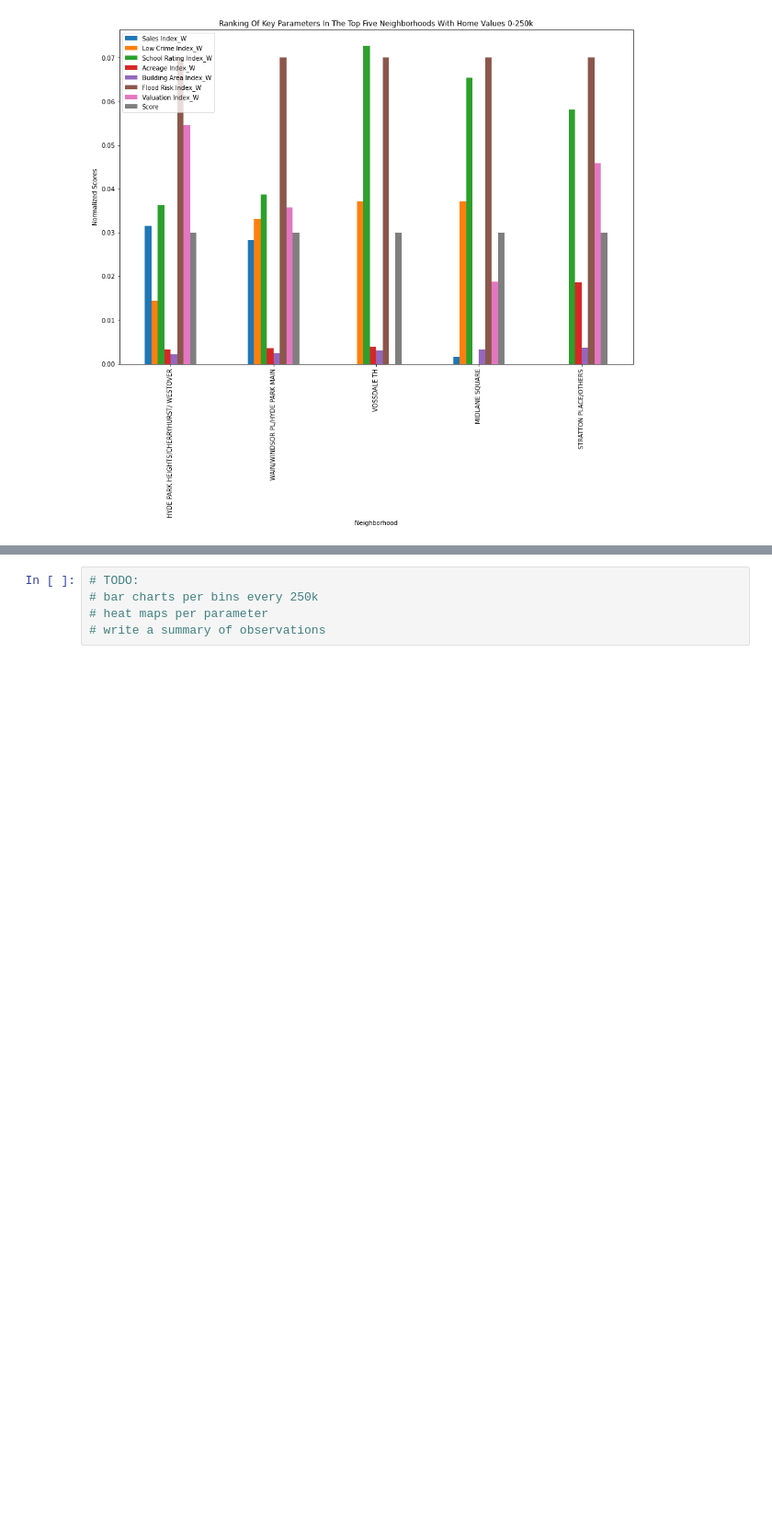
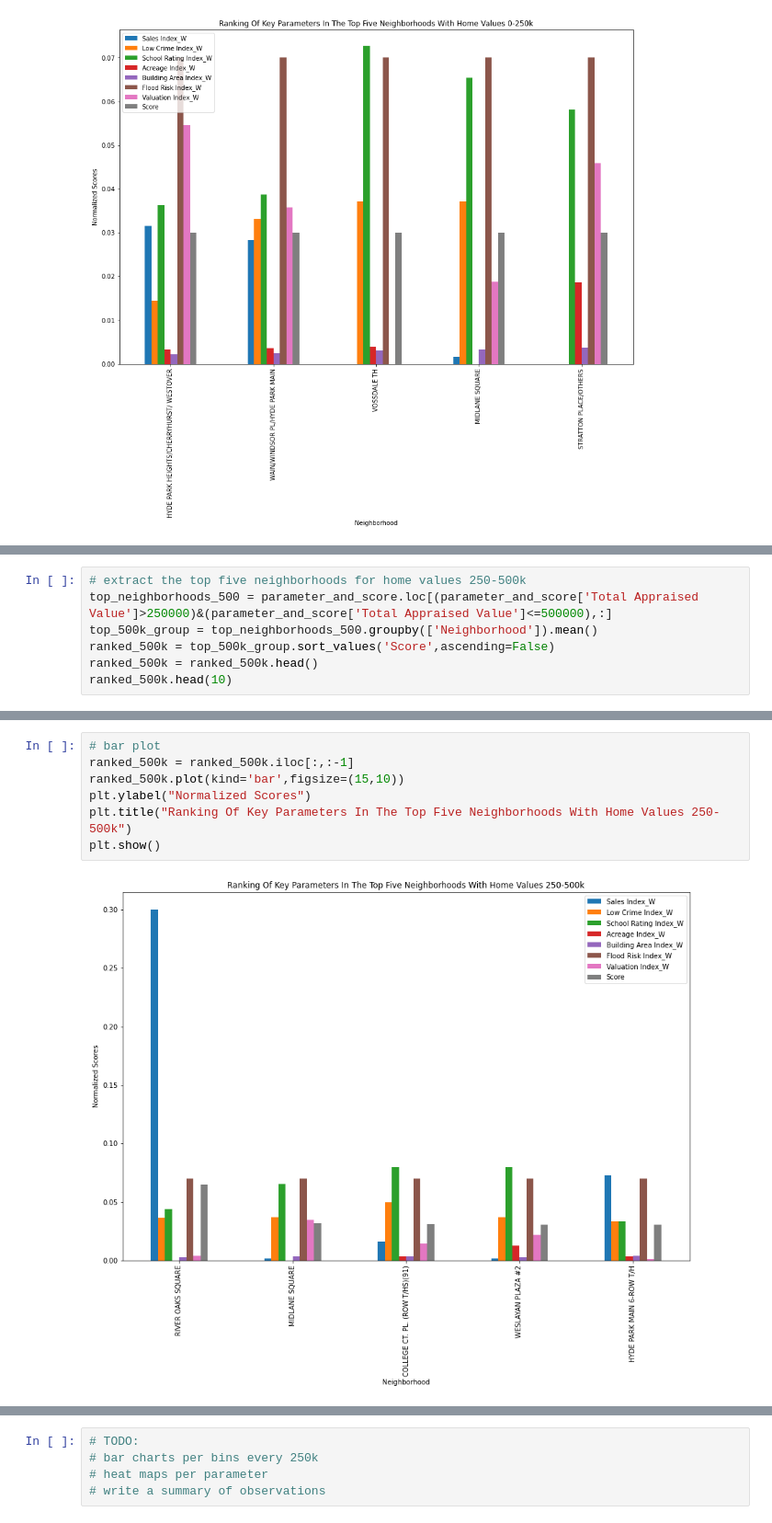
Before and after one commit to adrianaovalle/Project1_Group2, a Jupyter notebook: school_stats.ipynb, the cells around one changed output, grey strips where cells are left out. Shown at 92% size. Saved outputs shown, nothing was run; the diff lists cells and outputs as text; blank space fills up the shorter version.

Commit message:
added bar plots and maps

```diff
--- a/school_stats.ipynb
+++ b/school_stats.ipynb
@@ -741,0 +775,7 @@ plt.show()
+# %%
+# extract the top five neighborhoods for home values 250-500k
+top_neighborhoods_500 = parameter_and_score.loc[(parameter_and_score['Total Appraised Value']>250000)&(parameter_and_score['Total Appraised Value']<=500000),:]
+top_500k_group = top_neighborhoods_500.groupby(['Neighborhood']).mean()
+ranked_500k = top_500k_group.sort_values('Score',ascending=False)
+ranked_500k = ranked_500k.head()
+ranked_500k.head(10)
@@ -741,0 +790,9 @@ plt.show()
+# %%
+# bar plot
+ranked_500k = ranked_500k.iloc[:,:-1]
+ranked_500k.plot(kind='bar',figsize=(15,10))
+plt.ylabel("Normalized Scores")
+plt.title("Ranking Of Key Parameters In The Top Five Neighborhoods With Home Values 250-500k")
+plt.show()
+# %% [output]
+[figure, added]
```
Also changed, not shown: parts of 8 cells of this notebook.
